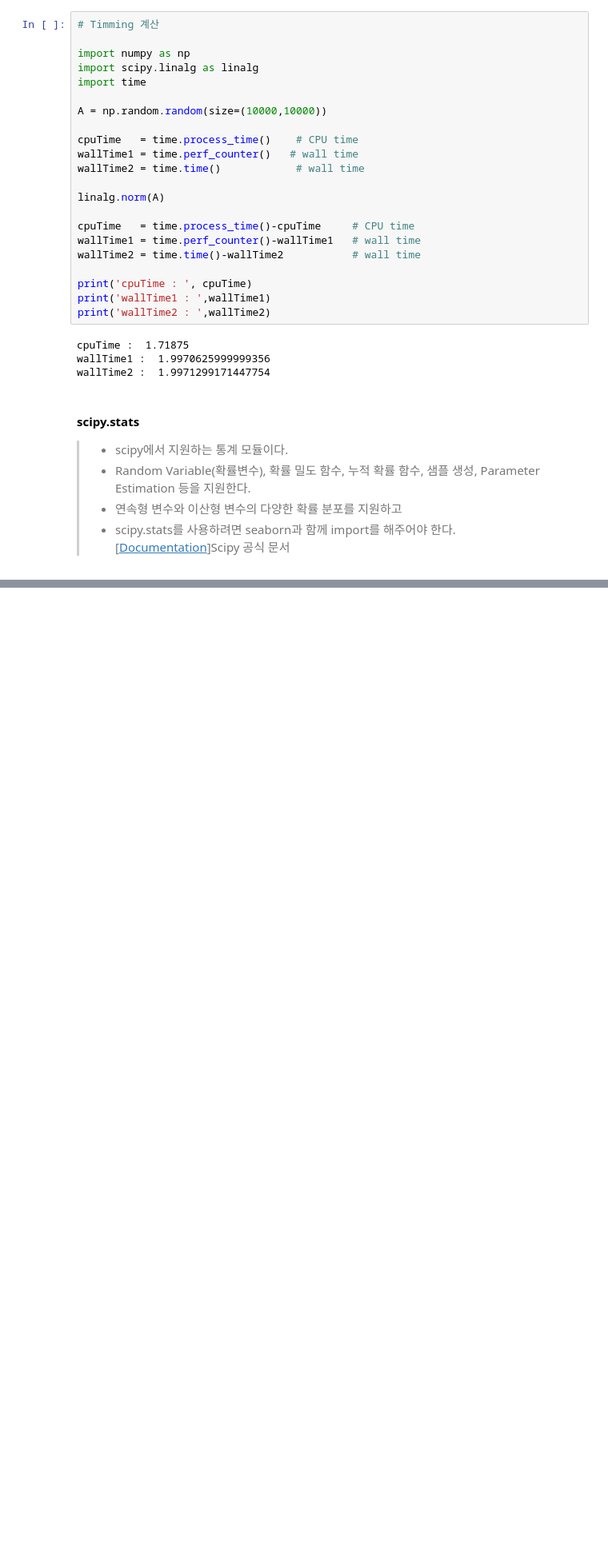
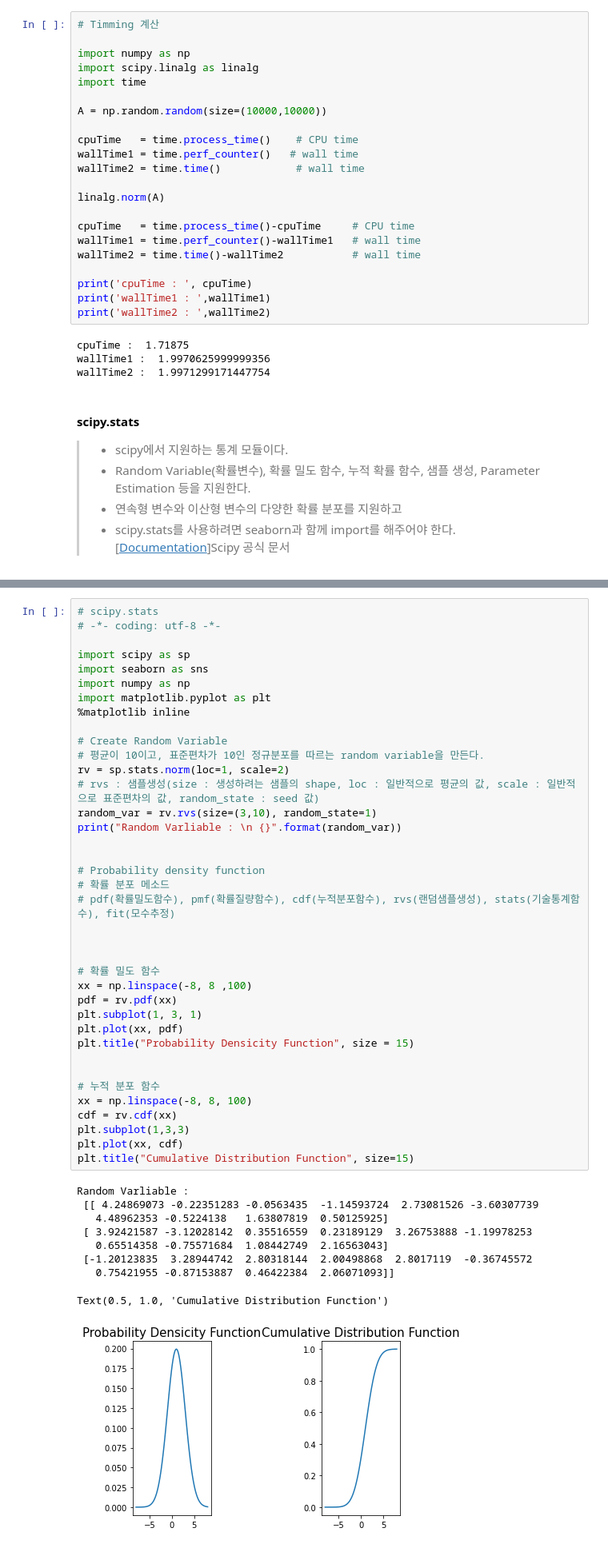
Before and after one commit to wook1990/insomnia, a Jupyter notebook: 02. STUDY/[2021]/99.Package_info/scipy.ipynb, the cells around one changed output, grey strips where cells are left out. Shown at 80% size. Cells and saved outputs as stored; diff of their text form; blank space fills up the shorter version.

Commit message:
Scipy optiomization & data check

```diff
--- a/02. STUDY/[2021]/99.Package_info/scipy.ipynb
+++ b/02. STUDY/[2021]/99.Package_info/scipy.ipynb
@@ -60,0 +47,48 @@ SyntaxError: invalid syntax (<ipython-input-7-d441b26dd92b>, line 4)
+# %%
+# scipy.stats
+# -*- coding: utf-8 -*-
+
+import scipy as sp
+import seaborn as sns
+import numpy as np
+import matplotlib.pyplot as plt
+%matplotlib inline
+
+# Create Random Variable
+# 평균이 10이고, 표준편차가 10인 정규분포를 따르는 random variable을 만든다.
+rv = sp.stats.norm(loc=1, scale=2)
+# rvs : 샘플생성(size : 생성하려는 샘플의 shape, loc : 일반적으로 평균의 값, scale : 일반적으로 표준편차의 값, random_state : seed 값)
+random_var = rv.rvs(size=(3,10), random_state=1)
+print("Random Varliable : \n {}".format(random_var))
+
+
+# Probability density function
+# 확률 분포 메소드
+# pdf(확률밀도함수), pmf(확률질량함수), cdf(누적분포함수), rvs(랜덤샘플생성), stats(기술통계함수), fit(모수추정)
+
+
+
+# 확률 밀도 함수
+xx = np.linspace(-8, 8 ,100)
+pdf = rv.pdf(xx)
+plt.subplot(1, 3, 1)
+plt.plot(xx, pdf)
+plt.title("Probability Densicity Function", size = 15)
+
+
+# 누적 분포 함수
+xx = np.linspace(-8, 8, 100)
+cdf = rv.cdf(xx)
+plt.subplot(1,3,3)
+plt.plot(xx, cdf)
+plt.title("Cumulative Distribution Function", size=15)
+# %% [output]
+Random Varliable :
+ [[ 4.24869073 -0.22351283 -0.0563435  -1.14593724  2.73081526 -3.60307739
+   4.48962353 -0.5224138   1.63807819  0.50125925]
+ [ 3.92421587 -3.12028142  0.35516559  0.23189129  3.26753888 -1.19978253
+   0.65514358 -0.75571684  1.08442749  2.16563043]
+ [-1.20123835  3.28944742  2.80318144  2.00498868  2.8017119  -0.36745572
+   0.75421955 -0.87153887  0.46422384  2.06071093]]
+Text(0.5, 1.0, 'Cumulative Distribution Function')
+[figure, added]
```
Also changed, not shown: parts of 11 cells of this notebook, 1 other file.
